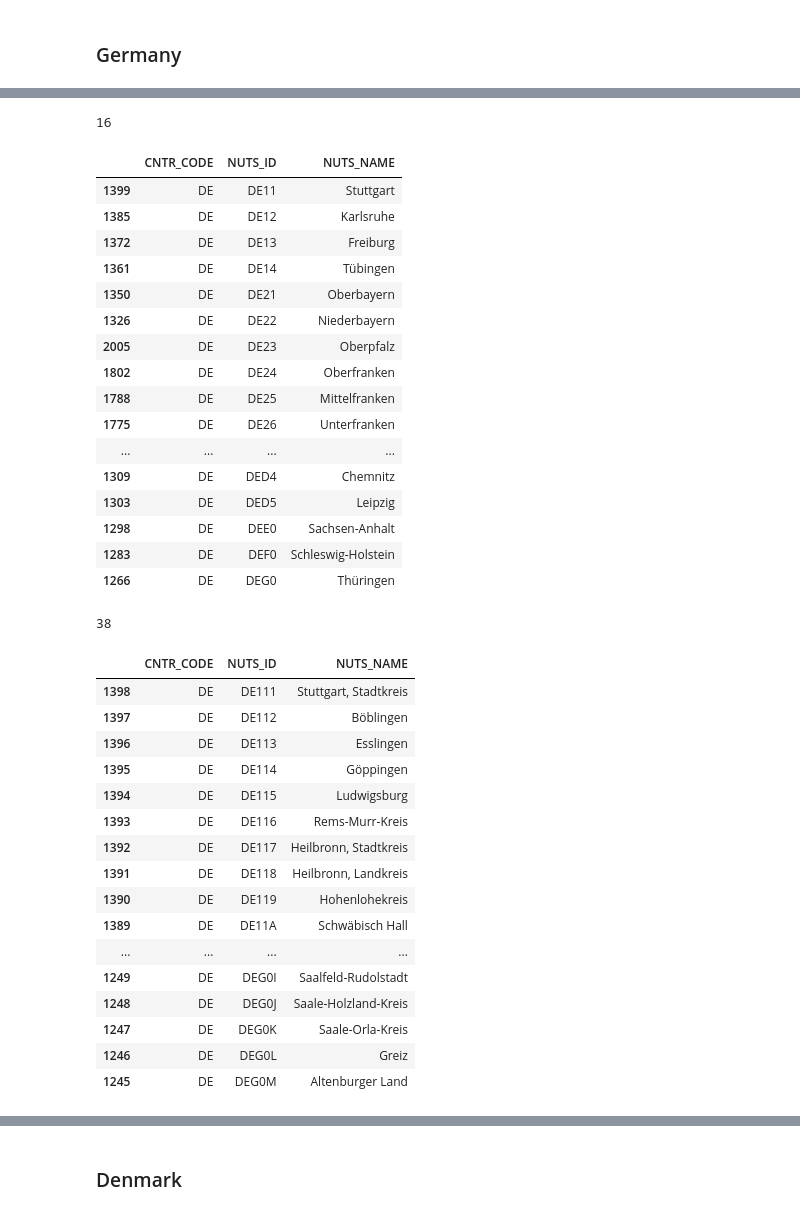
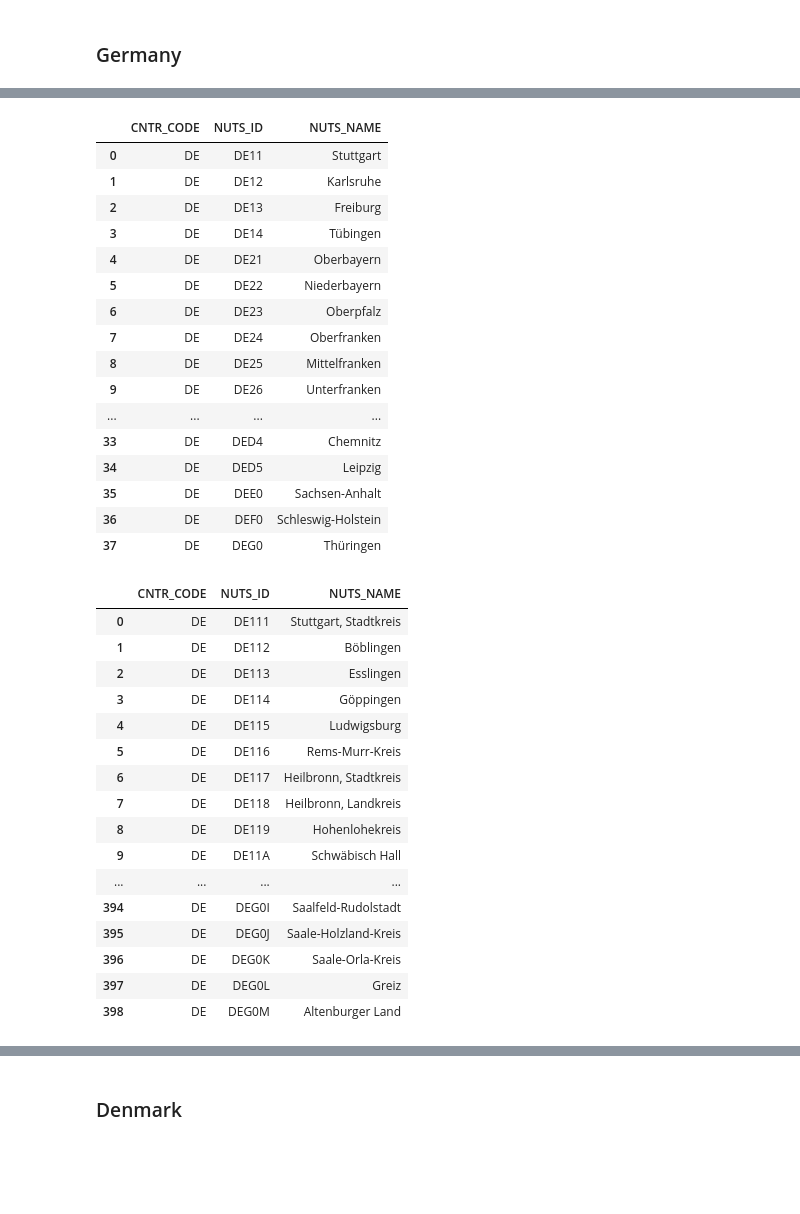
Before and after one commit to DrRoad/short-term-forecasting, a Jupyter notebook: jupyter-notebooks/NUTS.ipynb, the cells around one changed output, grey strips where cells are left out. Drawn from its saved outputs; the diff is of its cells as text; code cells hidden in the pictures; blank space fills up the shorter version.

```diff
--- a/jupyter-notebooks/NUTS.ipynb
+++ b/jupyter-notebooks/NUTS.ipynb
@@ -34,5 +34,5 @@ nuts = nuts.drop(nuts[~ ((nuts.CNTR_CODE == 'BE') | (nuts.CNTR_CODE == 'DE') | (
 # %%
 # sort values by NUTS_ID
-nuts = nuts.sort_values(by = ['NUTS_ID'])
+nuts = nuts.sort_values(['NUTS_ID'])
 # %%
 # countries (NUTS 0) - code has two characters
@@ -162,54 +147,46 @@ de_nuts1
-# %%
-# number of NUTS 1 territories
-len(de_nuts1)
-# %% [output]
-16
 # %%
 # NUTS 2
-de_nuts2 = de.loc[nuts['NUTS_ID'].str.len() == 4].copy()
+de_nuts2 = de.loc[nuts['NUTS_ID'].str.len()==4].copy()
+de_nuts2 = de_nuts2.reset_index(drop=True) # reset index
 de_nuts2
 # %% [output]
 |  | CNTR_CODE | NUTS_ID | NUTS_NAME |
-| 1399 | DE | DE11 | Stuttgart |
-| 1385 | DE | DE12 | Karlsruhe |
-| 1372 | DE | DE13 | Freiburg |
-| 1361 | DE | DE14 | Tübingen |
-| 1350 | DE | DE21 | Oberbayern |
-| 1326 | DE | DE22 | Niederbayern |
-| 2005 | DE | DE23 | Oberpfalz |
-| 1802 | DE | DE24 | Oberfranken |
-| 1788 | DE | DE25 | Mittelfranken |
-| 1775 | DE | DE26 | Unterfranken |
+| 0 | DE | DE11 | Stuttgart |
+| 1 | DE | DE12 | Karlsruhe |
+| 2 | DE | DE13 | Freiburg |
+| 3 | DE | DE14 | Tübingen |
+| 4 | DE | DE21 | Oberbayern |
+| 5 | DE | DE22 | Niederbayern |
+| 6 | DE | DE23 | Oberpfalz |
+| 7 | DE | DE24 | Oberfranken |
+| 8 | DE | DE25 | Mittelfranken |
+| 9 | DE | DE26 | Unterfranken |
 | ... | ... | ... | ... |
-| 1309 | DE | DED4 | Chemnitz |
-| 1303 | DE | DED5 | Leipzig |
-| 1298 | DE | DEE0 | Sachsen-Anhalt |
-| 1283 | DE | DEF0 | Schleswig-Holstein |
-| 1266 | DE | DEG0 | Thüringen |
+| 33 | DE | DED4 | Chemnitz |
+| 34 | DE | DED5 | Leipzig |
+| 35 | DE | DEE0 | Sachsen-Anhalt |
+| 36 | DE | DEF0 | Schleswig-Holstein |
+| 37 | DE | DEG0 | Thüringen |
-# %%
-# number of NUTS 2 territories
-len(de_nuts2)
-# %% [output]
-38
 # %%
 # NUTS 3
-de_nuts3 = de.loc[nuts['NUTS_ID'].str.len() == 5].copy()
+de_nuts3 = de.loc[nuts['NUTS_ID'].str.len()==5].copy()
+de_nuts3 = de_nuts3.reset_index(drop=True) # reset index
 de_nuts3
 # %% [output]
 |  | CNTR_CODE | NUTS_ID | NUTS_NAME |
-| 1398 | DE | DE111 | Stuttgart, Stadtkreis |
-| 1397 | DE | DE112 | Böblingen |
-| 1396 | DE | DE113 | Esslingen |
-| 1395 | DE | DE114 | Göppingen |
-| 1394 | DE | DE115 | Ludwigsburg |
-| 1393 | DE | DE116 | Rems-Murr-Kreis |
-| 1392 | DE | DE117 | Heilbronn, Stadtkreis |
-| 1391 | DE | DE118 | Heilbronn, Landkreis |
-| 1390 | DE | DE119 | Hohenlohekreis |
-| 1389 | DE | DE11A | Schwäbisch Hall |
+| 0 | DE | DE111 | Stuttgart, Stadtkreis |
+| 1 | DE | DE112 | Böblingen |
+| 2 | DE | DE113 | Esslingen |
+| 3 | DE | DE114 | Göppingen |
+| 4 | DE | DE115 | Ludwigsburg |
+| 5 | DE | DE116 | Rems-Murr-Kreis |
+| 6 | DE | DE117 | Heilbronn, Stadtkreis |
+| 7 | DE | DE118 | Heilbronn, Landkreis |
+| 8 | DE | DE119 | Hohenlohekreis |
+| 9 | DE | DE11A | Schwäbisch Hall |
 | ... | ... | ... | ... |
-| 1249 | DE | DEG0I | Saalfeld-Rudolstadt |
-| 1248 | DE | DEG0J | Saale-Holzland-Kreis |
-| 1247 | DE | DEG0K | Saale-Orla-Kreis |
-| 1246 | DE | DEG0L | Greiz |
-| 1245 | DE | DEG0M | Altenburger Land |
+| 394 | DE | DEG0I | Saalfeld-Rudolstadt |
+| 395 | DE | DEG0J | Saale-Holzland-Kreis |
+| 396 | DE | DEG0K | Saale-Orla-Kreis |
+| 397 | DE | DEG0L | Greiz |
+| 398 | DE | DEG0M | Altenburger Land |
```
Also changed, not shown: parts of 60 cells of this notebook, 14 other files.
